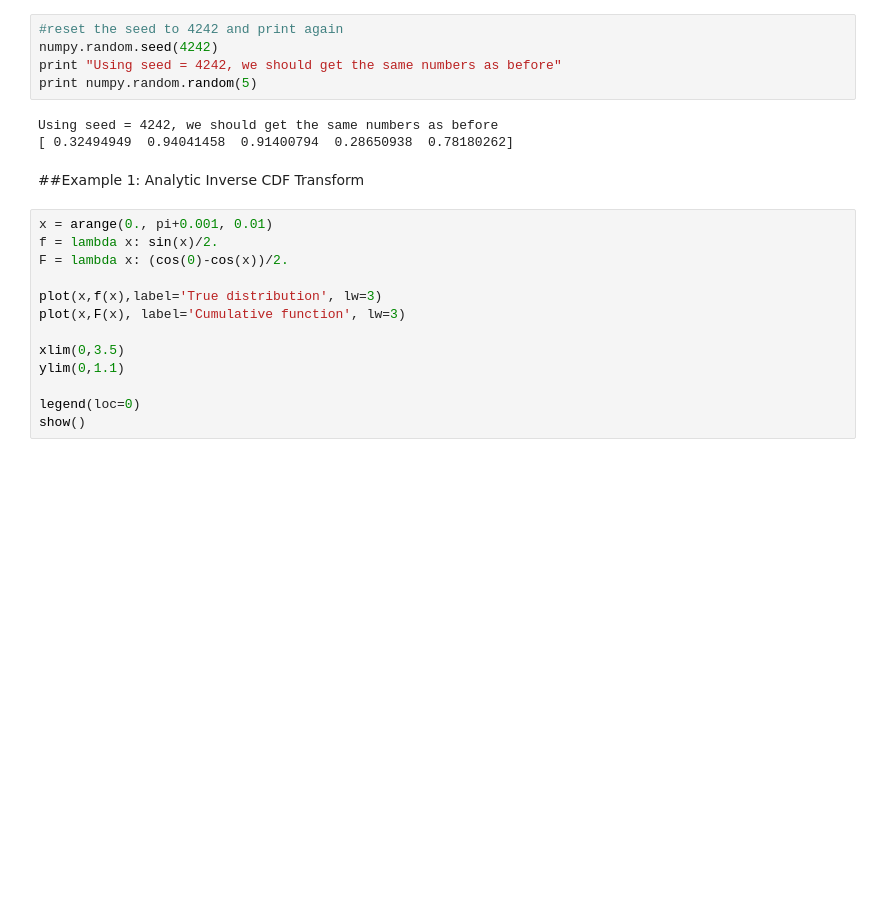
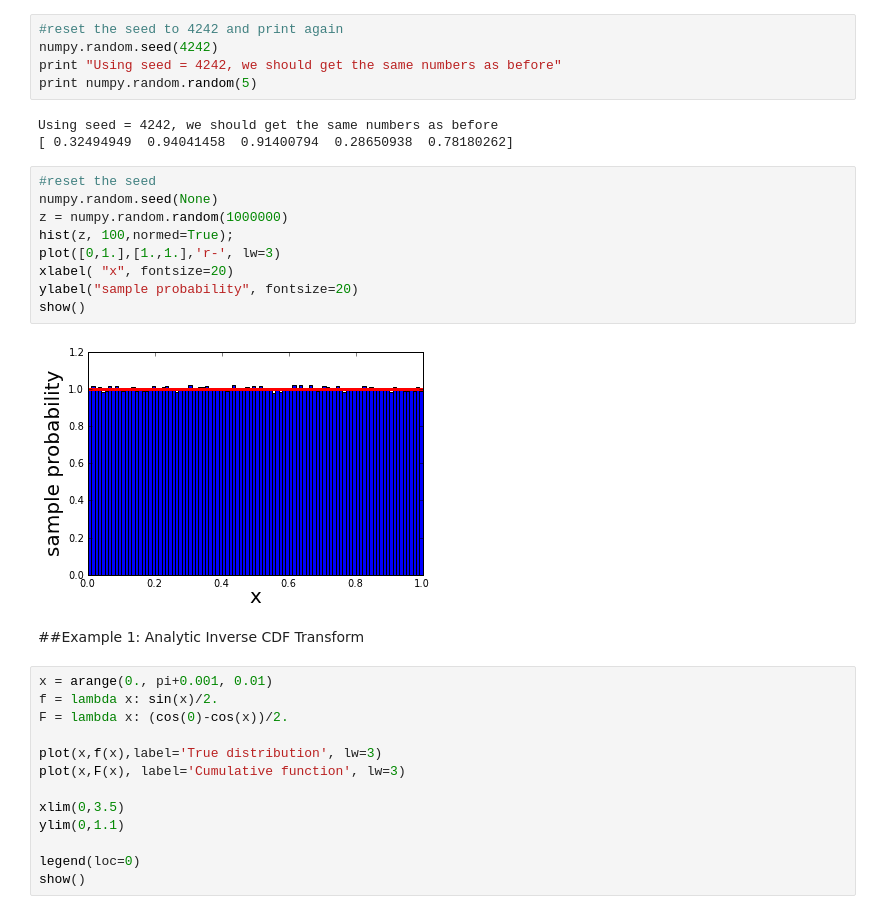
Before and after one commit to rcantwel/PHYS202-S13, a Jupyter notebook: Week8/RandomNumbers.ipynb, the cells around one changed output. Drawn from its saved outputs; the diff is of its cells as text; blank space fills up the shorter version.

Commit message:
worked on RandomNumbers

```diff
--- a/Week8/RandomNumbers.ipynb
+++ b/Week8/RandomNumbers.ipynb
@@ -39,6 +39,17 @@ print numpy.random.random(5)
 # %% [output]
 Using seed = 4242, we should get the same numbers as before
 [ 0.32494949  0.94041458  0.91400794  0.28650938  0.78180262]
+# %%
+#reset the seed
+numpy.random.seed(None)
+z = numpy.random.random(1000000)
+hist(z, 100,normed=True);
+plot([0,1.],[1.,1.],'r-', lw=3)
+xlabel( "x", fontsize=20)
+ylabel("sample probability", fontsize=20)
+show()
+# %% [output]
+[figure, added]
 # %% [markdown]
 ##Example 1: Analytic Inverse CDF Transform
 # %%
```
Also changed, not shown: parts of 5 cells of this notebook.
